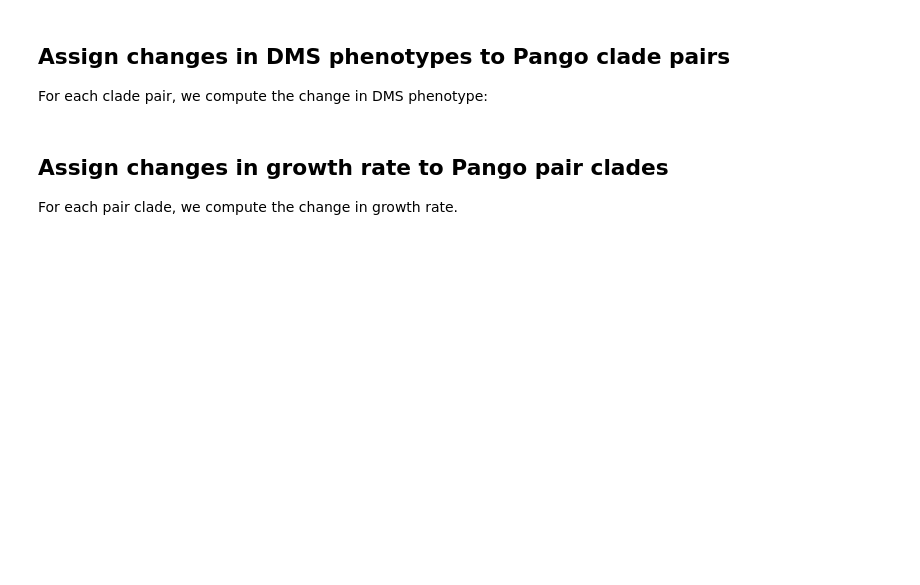
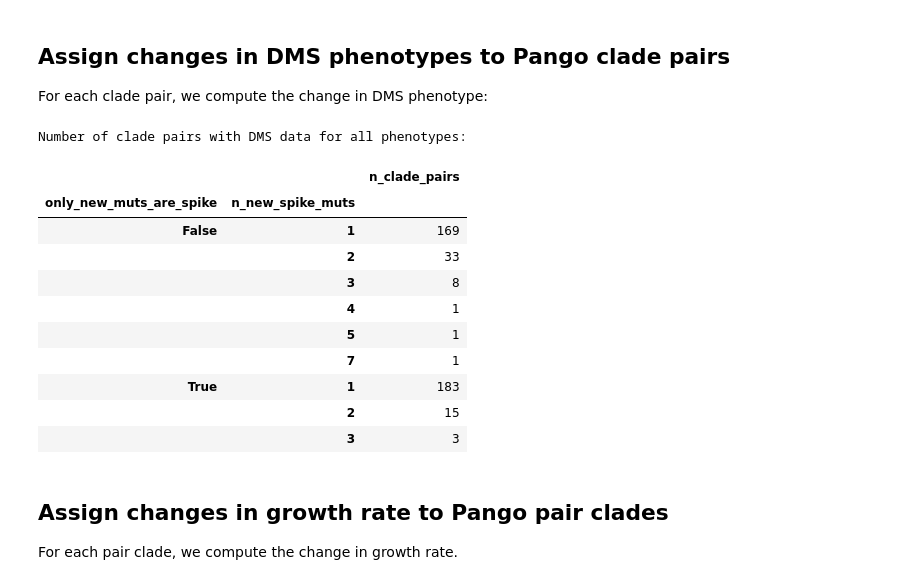
Before and after one commit to dms-vep/SARS-CoV-2_XBB.1.5_spike_DMS, a Jupyter notebook: notebooks/compare_natural.ipynb, the cells around one changed output. Cells and saved outputs as stored; diff of their text form; code cells hidden in the pictures; blank space fills up the shorter version.

```diff
--- a/notebooks/compare_natural.ipynb
+++ b/notebooks/compare_natural.ipynb
@@ -158,12 +196,11 @@ dms_data_dict = (
 )
 
 def mut_dms(m):
-    """Get DMS phenotypes for a mutation, and also whether it is in the RBD."""
+    """Get DMS phenotypes for a mutation."""
     null_d = {k: pd.NA for k in phenotypes}
     site = int(m[1: -1])
     if site not in dms_wt:
         d = null_d
-        d["new_mut_is_RBD"] = pd.NA
     else:
         parent = m[0]
         mut = m[-1]
@@ -176,37 +213,59 @@ def mut_dms(m):
         elif mut == wt:
             try:
                 d = {k: -v for (k, v) in dms_data_dict[(site, mut, parent)].items()}
             except KeyError:
                 d = null_d
         else:
             try:
                 parent_d = dms_data_dict[(site, wt, parent)]
                 mut_d = dms_data_dict[(site, wt, mut)]
                 d = {p: mut_d[p] - parent_d[p] for p in phenotypes}
             except KeyError:
                 d = null_d
-        d["new_mut_is_RBD"] = (site_to_region[site] == "RBD")
-    assert list(d) == phenotypes + ["new_mut_is_RBD"]
+    assert list(d) == phenotypes
     return d
+
+def muts_dms(ms):
+    """Get DMS phenotypes for a list of mutations."""
+    muts_d = {k: 0 for k in phenotypes}
+    for m in ms:
+        m_d = mut_dms(m)
+        for k, val in m_d.items():
+            muts_d[k] += val
+    return muts_d
 
 pango_pair_dms_df = (
     pango_pair_df
     # to add multiple columns: https://stackoverflow.com/a/46814360
     .apply(
-        lambda cols: pd.concat([cols, pd.Series(mut_dms(cols["new_spike_mut"]))]),
+        lambda cols: pd.concat([cols, pd.Series(muts_dms(cols["spike_new_muts_list"]))]),
         axis=1,
     )
+    .drop(columns="spike_new_muts_list")
     # remove any clade pairs for which we don't have DMS data for all phenotypes
     .query(" and ".join(f"`{p}`.notnull()" for p in phenotypes))
     .reset_index(drop=True)
 )
 
 print("Number of clade pairs with DMS data for all phenotypes:")
 display(
     pango_pair_dms_df
-    .groupby("only_new_mut_is_spike")
+    .groupby(["only_new_muts_are_spike", "n_new_spike_muts"])
     .aggregate(n_clade_pairs=pd.NamedAgg("clade", "count"))
 )
+# %% [output]
+Number of clade pairs with DMS data for all phenotypes:
+|  |  | n_clade_pairs |
+| only_new_muts_are_spike | n_new_spike_muts |  |
+| False | 1 | 169 |
+|  | 2 | 33 |
+|  | 3 | 8 |
+|  | 4 | 1 |
+|  | 5 | 1 |
+|  | 7 | 1 |
+| True | 1 | 183 |
+|  | 2 | 15 |
+|  | 3 | 3 |
 # %% [markdown]
 ## Assign changes in growth rate to Pango pair clades
 For each pair clade, we compute the change in growth rate.
```
Also changed, not shown: parts of 9 cells of this notebook, 1 other file.
